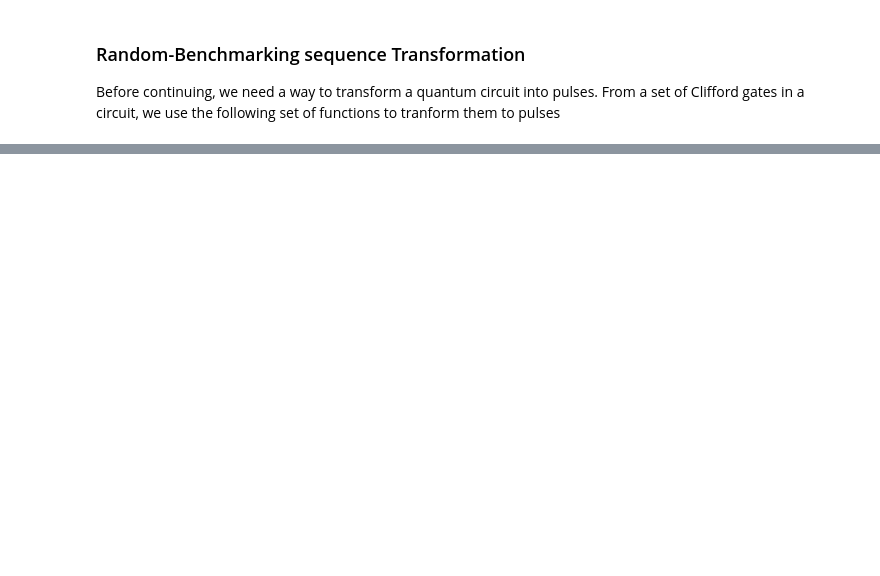
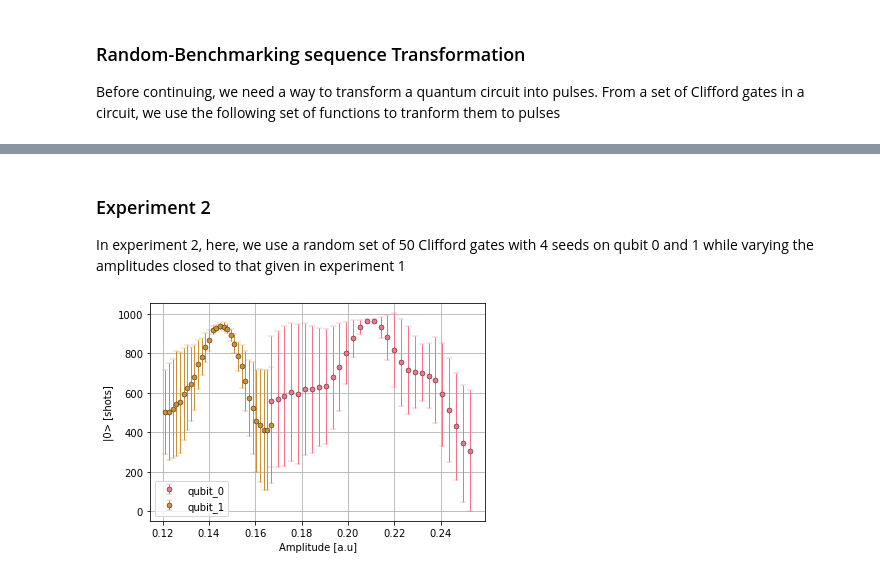
Before and after one commit to alejomonbar/open-science-prize-swap-gate, a Jupyter notebook: Open-Science-Prize-SWAP-gate.ipynb, the cells around one changed output, grey strips where cells are left out. Cells and saved outputs as stored; diff of their text form; code cells hidden in the pictures; blank space fills up the shorter version.

```diff
--- a/Open-Science-Prize-SWAP-gate.ipynb
+++ b/Open-Science-Prize-SWAP-gate.ipynb
@@ -275,0 +225,26 @@ def Extract_T(result, qubits, exp, rep, ini=0):
+# %% [markdown]
+### Experiment 2
+In experiment 2, here, we use a random set of 50 Clifford gates with 4 seeds on qubit 0 and 1 while varying the amplitudes closed to that given in experiment 1
+# %%
+n1 = 30
+length = 50
+num_exp = 4
+amps1 = new_amps(amps0, res0, lambda x: x < 150, n1, cond2=0.3)
+rb1, _ = rb.randomized_benchmarking_seq(length_vector=[length],
+                                            nseeds=num_exp,
+                                            rb_pattern=[[i] for i in qubits])
+
+seq1 = preparing(amps1, betas0, [rb1[i][0] for i in range(num_exp)], opt=0, n=n1)
+result1 = execute(seq1, name="exp2", key="607a34a01ddf684fccae78e4")
+res1 = Extract_T(result1, qubits, n1, num_exp)
+
+plt.figure()
+plt.errorbar(amps1[0], res1[0].mean(axis=1), res1[0].std(axis=1), label = f"qubit_{qubits[0]}", **args, color=colors[0])
+plt.errorbar(amps1[1], res1[1].mean(axis=1), res1[1].std(axis=1), label = f"qubit_{qubits[1]}", **args, color=colors[1])
+plt.legend()
+plt.xlabel("Amplitude [a.u]")
+plt.ylabel("|0> [shots]")
+plt.grid()
+# plt.savefig("./Images/exp1.pdf")
+# %% [output]
+[figure, added]
```
Also changed, not shown: parts of 29 cells of this notebook.
